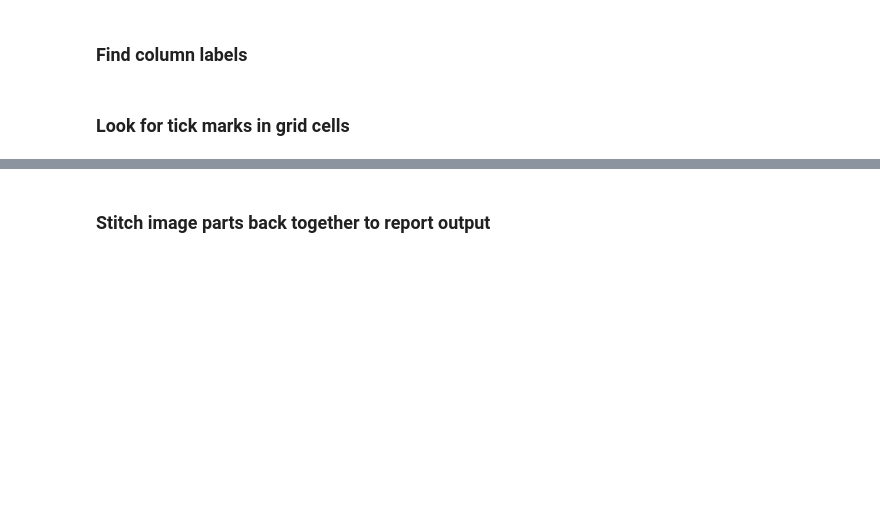
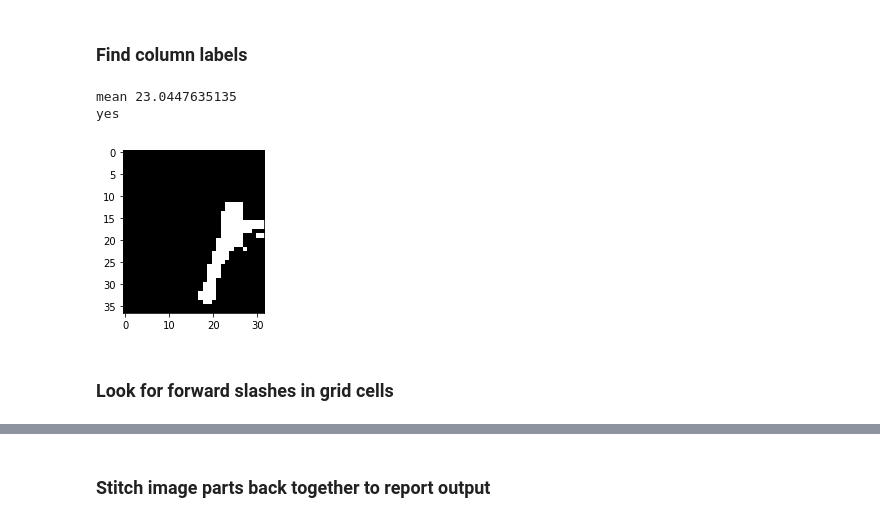
Before and after one commit to rafelafrance/boyd-bird-journal, a Jupyter notebook: experiments_for_boyd_journal_extraction.ipynb, the cells around one changed output, grey strips where cells are left out. Drawn from its saved outputs; the diff is of its cells as text; code cells hidden in the pictures; blank space fills up the shorter version.

Commit message:
Identify column headers and forward slashes

```diff
--- a/experiments_for_boyd_journal_extraction.ipynb
+++ b/experiments_for_boyd_journal_extraction.ipynb
@@ -253,7 +275,9 @@ full_image = Grid(file_name='images/Boyd_M_Bird_journal_section1-024.png')
 split = int(full_image.width / 2)
 
 left_side = Grid(image=util.crop(full_image.image, ((0, 0), (0, split)), copy=True))
+
 right_side = Grid(image=util.crop(full_image.image, ((0, 0), (split, 0)), copy=True))
+right_side.offset[0] = split
 
 print(full_image.shape)
 print(left_side.shape)
@@ -387,16 +413,17 @@ If you're reading this message in another notebook frontend (for example, a stat
 # %%
 months = []
-for r, row in enumerate(has_row_label[1:], 1):
+for r, row in enumerate(left_side.row_labels[1:], 1):
 
-    if not has_row_label[r - 1] and row:
+    if not left_side.row_labels[r - 1] and row:
         north = left_side.cells[r - 1][1].north[1][1]
 
-    if has_row_label[r - 1] and not row:
+    if left_side.row_labels[r - 1] and not row:
         south = left_side.cells[r][1].south[1][1]
         month = util.crop(
             right_side.image,
             ((north, right_side.height - south), (0, 0)), copy=True)
         months.append(Grid(image=month))
+        months[-1].offset = [right_side.offset[-], north]
 
 for month in months:
     print(month.shape)
@@ -404,13 +431,17 @@ for month in months:
 (1502, 1650)
 (1365, 1650)
 # %%
-for month in months:
+for m, month in enumerate(months):
     month.horiz.threshold = month.width * 0.4
     month.horiz.thetas = np.deg2rad(near_horiz_deg)
 
-    month.horiz.find_grid_lines()
+    month.horiz.find_grid_lines(add_bottom_edge=True)
 
     month.vert.threshold = month.height * 0.4
     month.vert.thetas = np.deg2rad(near_vert_deg)
 
-    month.vert.find_grid_lines()
+    month.vert.find_grid_lines(add_left_edge=True, add_right_edge=True)
+
+    month.get_cells()
+    month.col_labels = [cell.is_col_label() for cell in month.cells[0]]
+    print('month: {} rows: {}  cols: {}'.format(m, len(month.cells), len(month.cells[0])))
@@ -453,4 +485,26 @@ plt.show()
 # %% [markdown]
 ### Find column labels
+# %%
+#@interact(mon=(0, len(months) - 1), col=(0, 35))
+def draw_column_header_interior(mon, col):
+    month = months[mon]
+    col = -1 if col >= len(month.cells[0]) else col
+
+    cell = month.cells[0][col]
+    interior = cell.interior(crop=((4, 4), (4, 4)))
+
+    fig, ax = plt.subplots(figsize=(3, 3))
+    ax.imshow(interior, cmap=plt.cm.gray)
+
+    mean = np.mean(interior)
+    print('mean', mean)
+    print('yes' if mean > 20 else '')
+
+
+draw_column_header_interior(0, 1)
+# %% [output]
+mean 23.0447635135
+yes
+[figure, added]
 # %% [markdown]
-### Look for tick marks in grid cells
+### Look for forward slashes in grid cells
```
Also changed, not shown: parts of 23 cells of this notebook, 1 other file.
